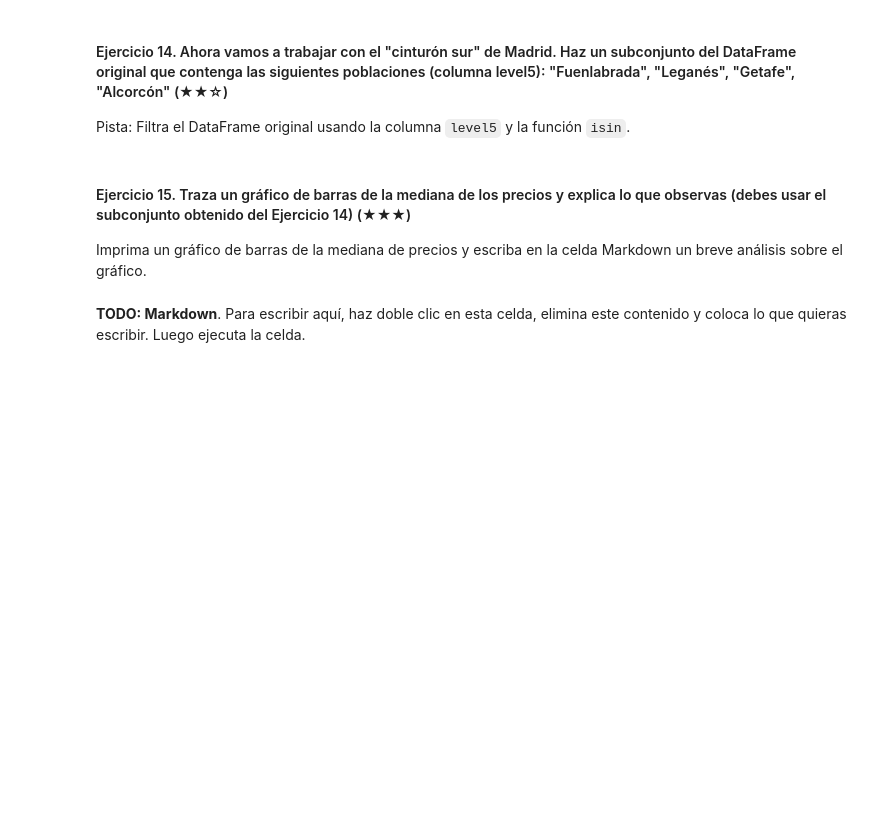
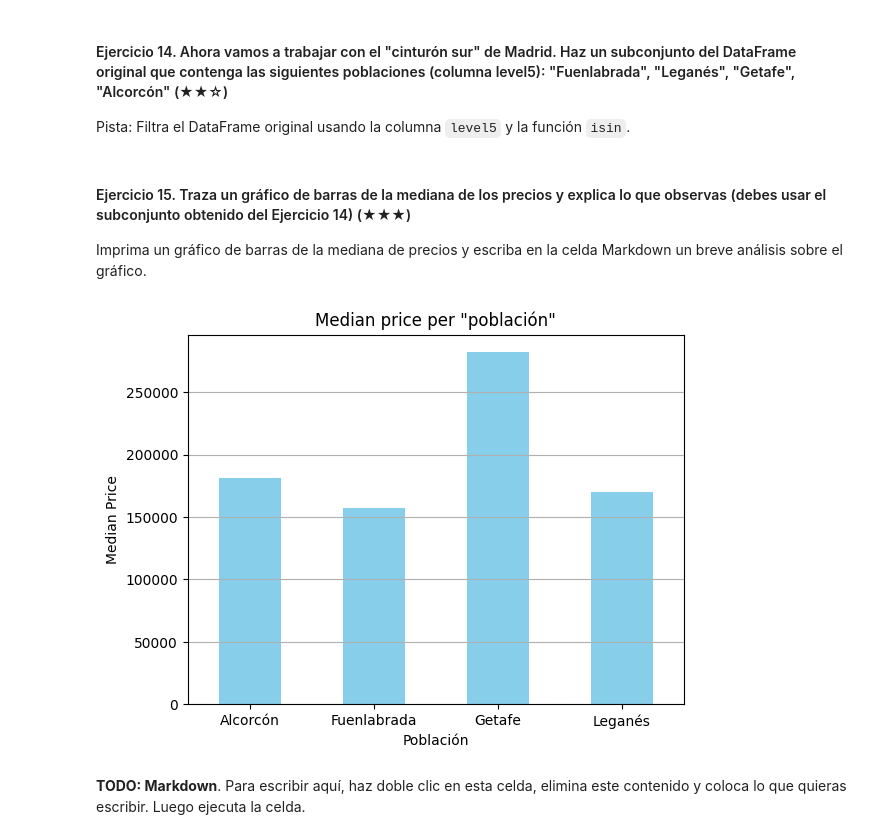
Before and after one commit to 4GeeksAcademy/realestate-datacleanup-exercise3, a Jupyter notebook: project.es.ipynb, the cells around one changed output. Drawn from its saved outputs; the diff is of its cells as text; code cells hidden in the pictures; blank space fills up the shorter version.

```diff
--- a/project.es.ipynb
+++ b/project.es.ipynb
@@ -173,13 +305,31 @@ Imprima la población y el número de casas.
 
 Pista: Filtra el DataFrame original usando la columna `level5` y la función `isin`.
 # %%
-# TODO
+# We make a dataframe called cinturon sur.
+cinturon_sur_list = ["Fuenlabrada", "Leganés", "Getafe", "Alcorcón"]
+
+cinturon_sur_ds = new_ds[new_ds["level5"].isin(cinturon_sur_list)]
 # %% [markdown]
 #### Ejercicio 15. Traza un gráfico de barras de la mediana de los precios y explica lo que observas (debes usar el subconjunto obtenido del Ejercicio 14) (★★★)
 
 Imprima un gráfico de barras de la mediana de precios y escriba en la celda Markdown un breve análisis sobre el gráfico.
 # %%
-# TODO: Code
+# We groupby the "poblaciones" and calculate its median by "price".
+cinturon_sur_median_prices = cinturon_sur_ds.groupby("level5")["price"].median()
+
+# We plot the bar graphic in skyblue color, add the title, labels, adjust the
+# rotation of the label in x and add a grid on the y axis.
+cinturon_sur_median_prices.plot(kind='bar', color='skyblue')
+plt.title('Median price per "población"')
+plt.xlabel('Población')
+plt.ylabel('Median Price')
+plt.xticks(rotation=0)
+plt.grid(axis='y')
+
+# show the graph.
+plt.show()
+# %% [output]
+[figure, added]
 # %% [markdown]
 **TODO: Markdown**. Para escribir aquí, haz doble clic en esta celda, elimina este contenido y coloca lo que quieras escribir. Luego ejecuta la celda.
 # %% [markdown]
```
Also changed, not shown: parts of 22 cells of this notebook.
